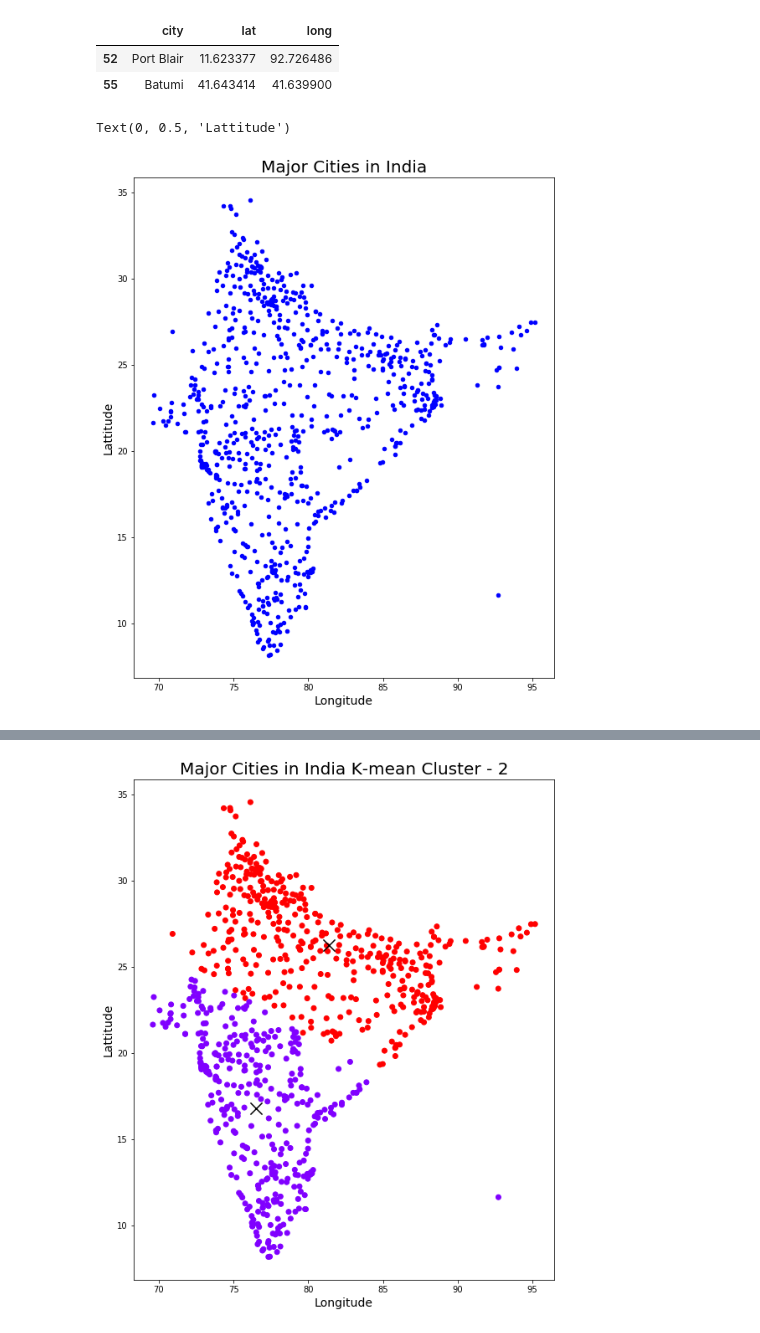
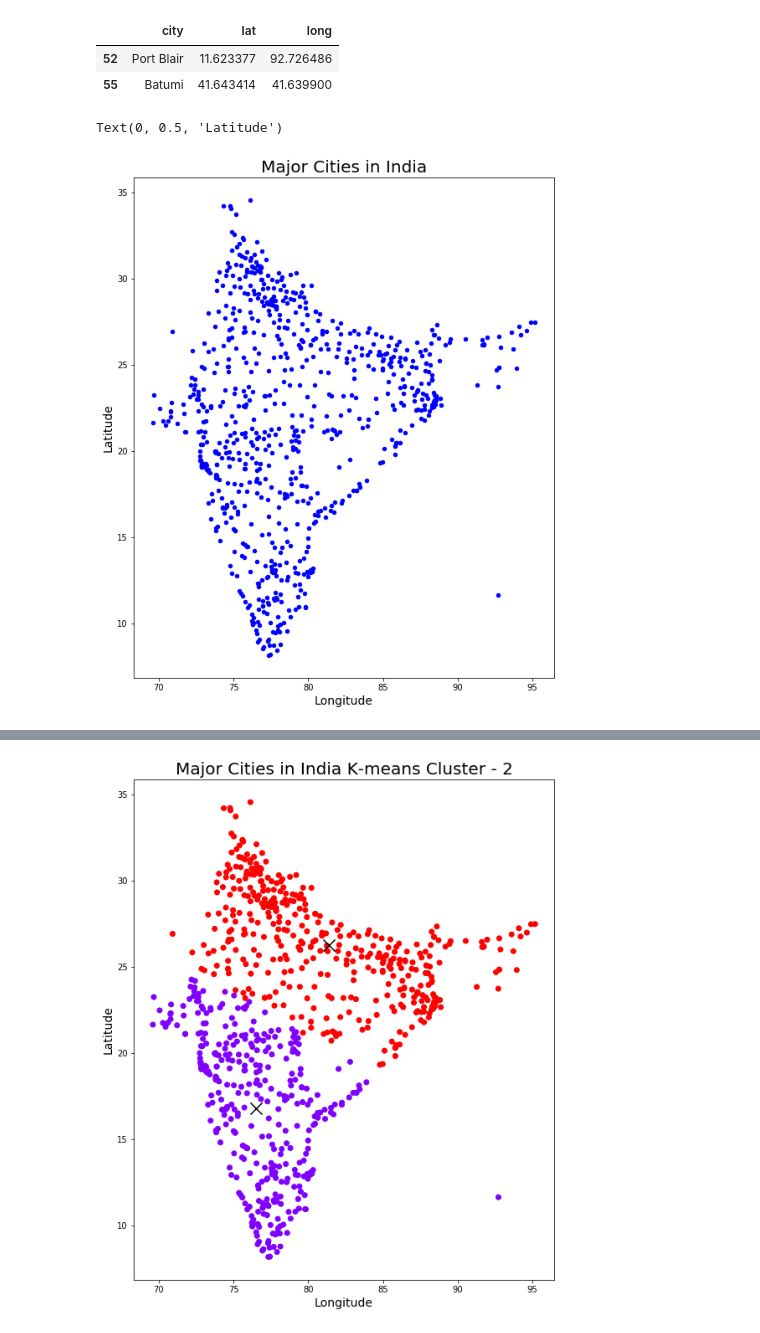
Before and after one commit to Rajesh-Ramasamy/kmean_clustering, a Jupyter notebook: indian_city_clustering_kmeans_framework.ipynb, the cells around one changed output, grey strips where cells are left out. Cells and saved outputs as stored; diff of their text form; code cells hidden in the pictures.

```diff
--- a/indian_city_clustering_kmeans_framework.ipynb
+++ b/indian_city_clustering_kmeans_framework.ipynb
@@ -67,8 +67,8 @@ df = df.query('city != "Batumi"')
 df.plot(kind='scatter', x='long', y='lat', color = 'blue', figsize=(9,11))
 plt.title('Major Cities in India', size=20)
 plt.xlabel('Longitude', size=14)
-plt.ylabel('Lattitude', size=14)
+plt.ylabel('Latitude', size=14)
 # %% [output]
-Text(0, 0.5, 'Lattitude')
+Text(0, 0.5, 'Latitude')
 [figure]
 # %%
@@ -102,13 +102,13 @@ KMeans(algorithm='auto', copy_x=True, init='k-means++', max_iter=300,
 # %%
 plt.figure(figsize=(9,11))
 plt.scatter(x=inputx[:,1], y=inputx[:,0], c=y_kmeans3, cmap='rainbow')
 plt.scatter(x=kmeans3.cluster_centers_[:,1], y=kmeans3.cluster_centers_[:,0], marker='x', color = 'black', s=200)
-plt.title('Major Cities in India K-mean Cluster - 2', size=20)
+plt.title('Major Cities in India K-means Cluster - 2', size=20)
 plt.xlabel('Longitude', size=14)
-plt.ylabel('Lattitude', size=14)
+plt.ylabel('Latitude', size=14)
 plt.show()
 # %% [output]
-[figure, old version]
+[figure, new version]
 # %%
 #No of Clusters = 4
 kmeans3 = KMeans(n_clusters=4)
```
Also changed, not shown: parts of 4 cells of this notebook.
